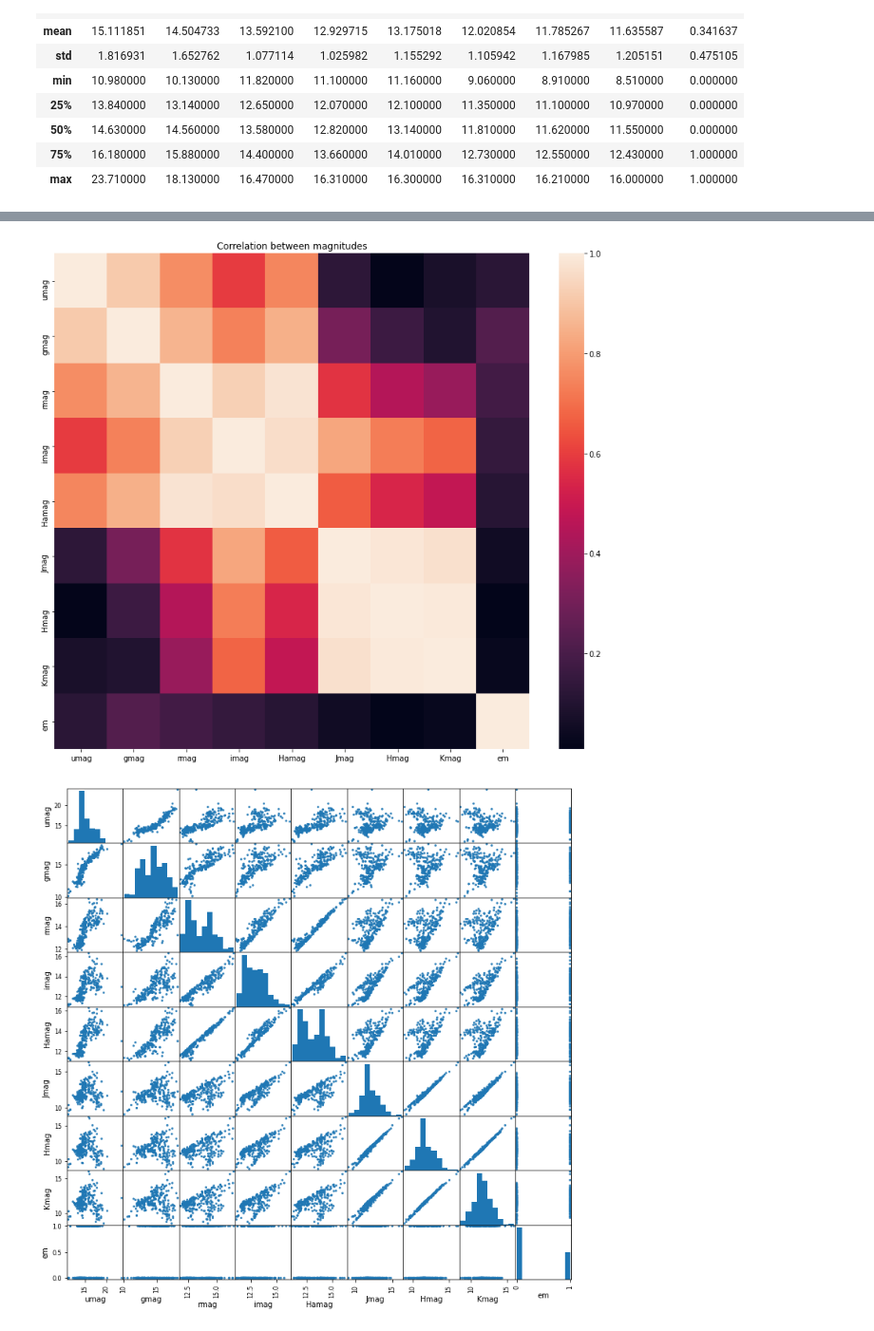
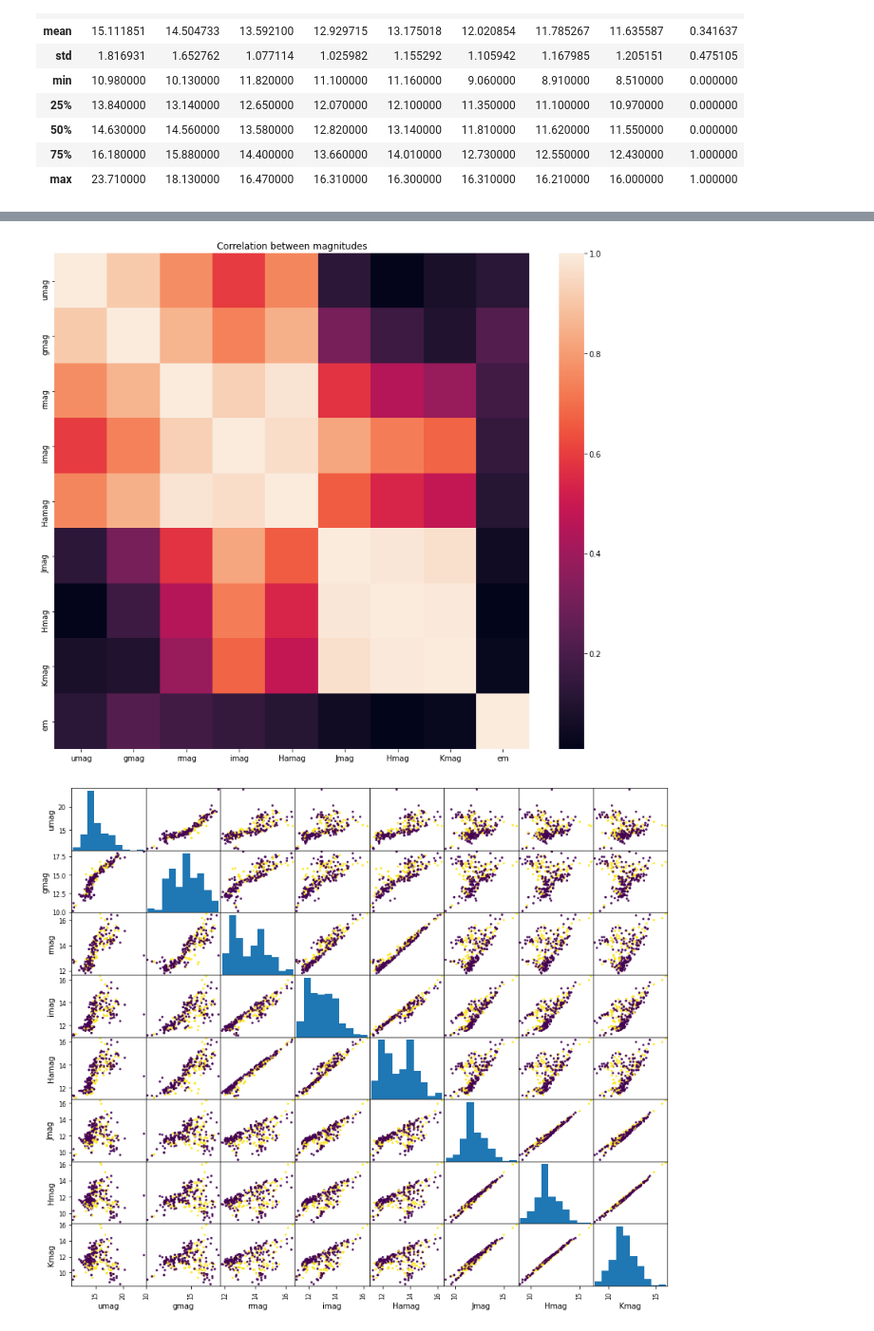
Before and after one commit to facundoq/bestars, a Jupyter notebook: Exploratory analysis.ipynb, the cells around one changed output, grey strips where cells are left out. Shown at 95% size. Drawn from its saved outputs; the diff is of its cells as text; code cells hidden in the pictures.

```diff
--- a/Exploratory analysis.ipynb
+++ b/Exploratory analysis.ipynb
@@ -7,39 +8,14 @@ import numpy as np
 import pandas as pd
 import seaborn as sn
 import matplotlib.pyplot as plt
-from datasets import liu,mohr_smith,mcswain,hou
-
-def map_y_em(y:pd.DataFrame,dataset_name:str):
-    n = len(y)
-    name="em"
-    columns=[name]
-    if dataset_name=="liu":
-        y = pd.DataFrame(y["Halpha"].to_numpy(),columns=columns)
-    elif dataset_name=="hou":
-        y = pd.DataFrame(np.ones(n),columns=columns)
-    elif dataset_name=="mohr_smith":
-        y = pd.DataFrame(y["EM"].to_numpy(),columns=columns)
-    elif dataset_name=="mcswain":
-        indices = y["Code"].to_numpy()=="Be"
-        indices = indices.astype(int)
-        y = pd.DataFrame(indices,columns=columns)
-    else:
-        raise ValueError(f"Unsupported dataset '{dataset_name}'")
-    assert np.logical_or(y[name].to_numpy()==1,y[name].to_numpy()==0).all()
-
-
-    return y
-
-dataset_names = {"liu":liu,
-                 "mohr_smith":mohr_smith,
-                 "mcswain": mcswain,
-                 "hou":hou}
-
+dataset_names = datasets.dataset_names.copy()
 dataset_name = "liu"
 dataset = dataset_names[dataset_name]
 x,y,metadata = dataset.load(dropna=True)
-y = map_y_em(y,dataset_name)
-xy=x.join(y)
+y = datasets.map_y_em(y,dataset_name)
+
+#xy=pd.concat([x,y])#.join(y)
+xy = x.merge(y,left_index=True,right_index=True)
 xy.describe()
 # %% [output]
 |  | umag | gmag | rmag | imag | Hamag | Jmag | Hmag | Kmag | em |
@@ -60,12 +55,12 @@ _=xy.boxplot(by="em",figsize=(14,12))
 # %%
 f=plt.figure(figsize = (14,12))
 sn.heatmap(xy.corr().abs())
 plt.title("Correlation between magnitudes")
 plt.show()
 
-axes=pd.plotting.scatter_matrix(xy,alpha=0.9,grid=False,figsize=(12,12))
+axes=pd.plotting.scatter_matrix(x,c=y["em"],alpha=0.9,grid=False,figsize=(14,12))
 
 plt.show()
 # %% [output]
 [figure]
-[figure, old version]
+[figure, new version]
```
Also changed, not shown: parts of 15 cells of this notebook, 16 other files.
